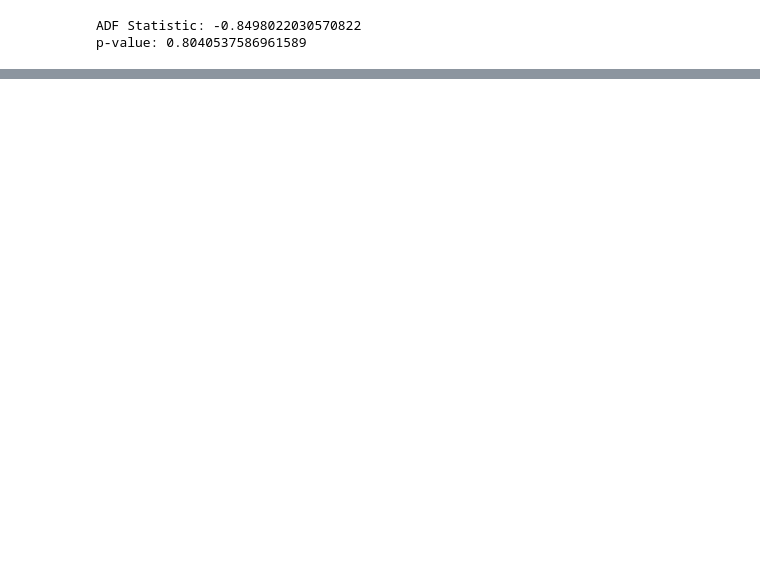
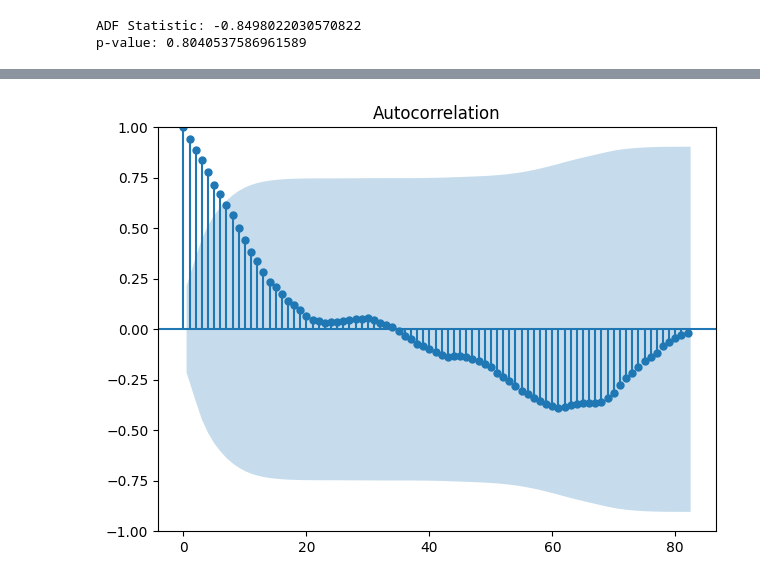
Before and after one commit to raleight1/Forecasting-Nonseasonal-and-Seasonal, a Jupyter notebook: Seasonal_Time_Series_Analysis.ipynb, the cells around one changed output, grey strips where cells are left out. Cells and saved outputs as stored; diff of their text form; code cells hidden in the pictures; blank space fills up the shorter version.

```diff
--- a/Seasonal_Time_Series_Analysis.ipynb
+++ b/Seasonal_Time_Series_Analysis.ipynb
@@ -104,0 +151,6 @@ df_diff = np.diff(df['Price'])
+# %%
+plot_acf(df['Price'], lags=82);
+
+plt.tight_layout()
+# %% [output]
+[figure, added]
```
Also changed, not shown: parts of 9 cells of this notebook.
